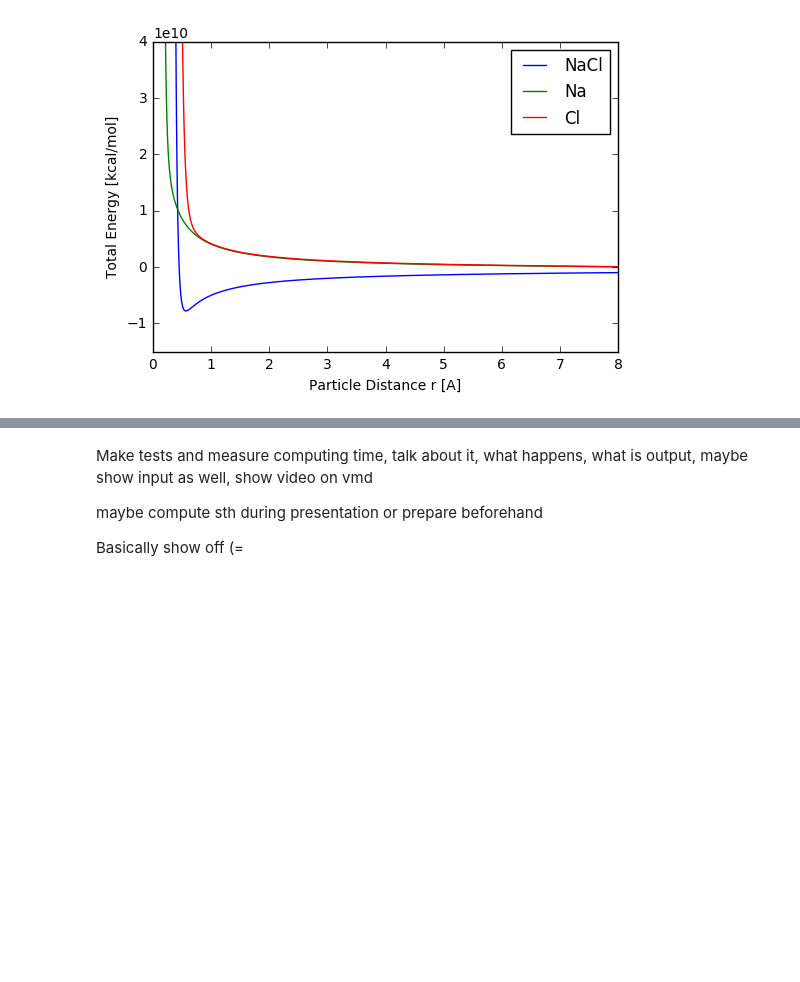
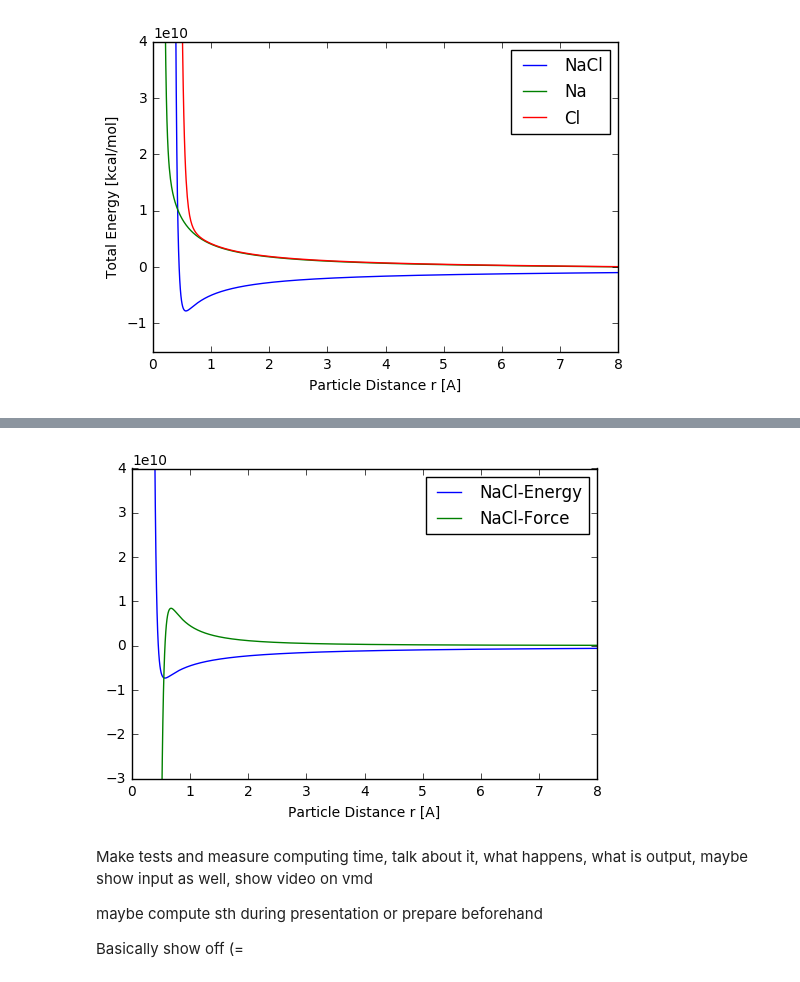
Before and after one commit to mannimaster/compsci-proj-md, a Jupyter notebook: md/presentation.ipynb, the cells around one changed output, grey strips where cells are left out. Saved outputs shown, nothing was run; the diff lists cells and outputs as text; code cells hidden in the pictures; blank space fills up the shorter version.

```diff
--- a/md/presentation.ipynb
+++ b/md/presentation.ipynb
@@ -464,3 +472,7 @@ Image(filename='Total_Potential.png')
+# %%
+Image(filename='Total_Potential_Force.png')
+# %% [output]
+[figure, added]
 # %% [markdown]
 Make tests and measure computing time, talk about it, what happens, what is output, maybe show input as well, show video on vmd
 
```
Also changed, not shown: parts of 2 cells of this notebook, 3 other files.
